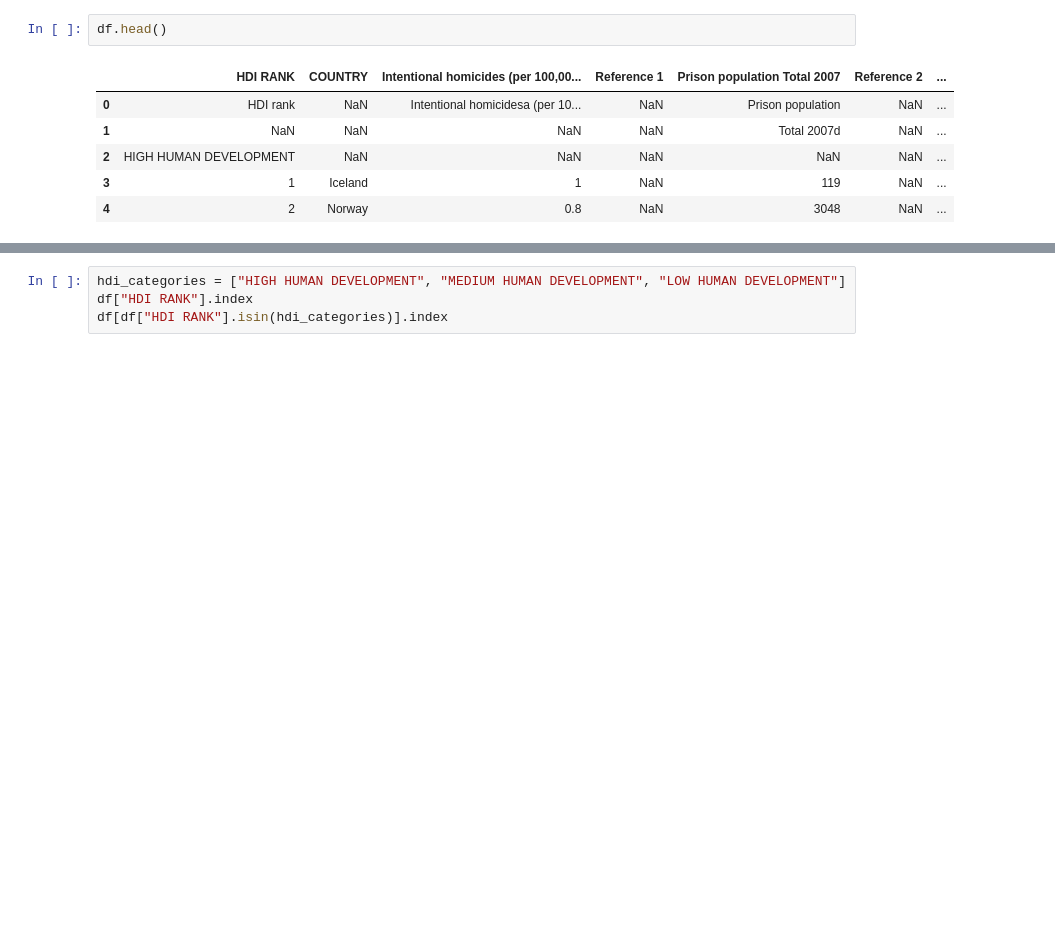
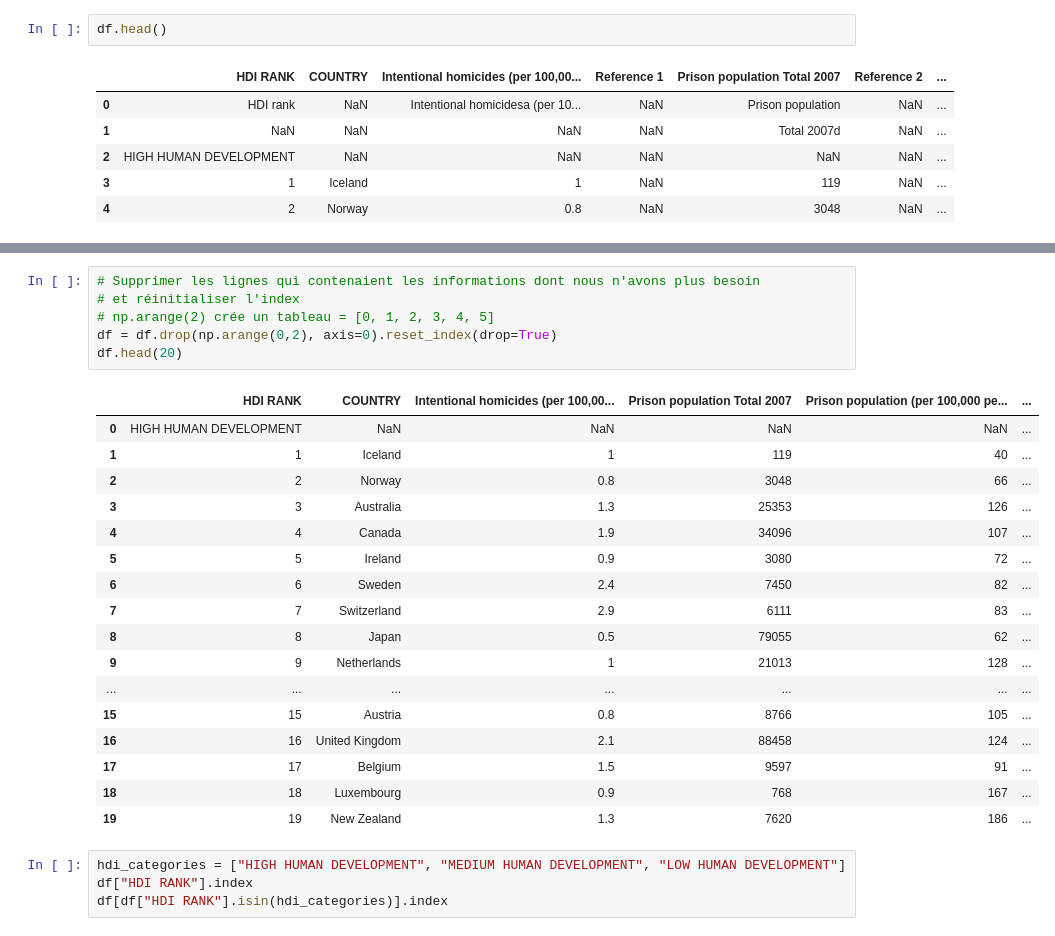
Before and after one commit to marieaimee40/test-sbc4d, a Jupyter notebook: data-wrangling-course.ipynb, the cells around one changed output, grey strips where cells are left out. Drawn from its saved outputs; the diff is of its cells as text; blank space fills up the shorter version.

```diff
--- a/data-wrangling-course.ipynb
+++ b/data-wrangling-course.ipynb
@@ -203,3 +231,27 @@ df.head()
+# %%
+# Supprimer les lignes qui contenaient les informations dont nous n'avons plus besoin
+# et réinitialiser l'index
+# np.arange(2) crée un tableau = [0, 1, 2, 3, 4, 5]
+df = df.drop(np.arange(0,2), axis=0).reset_index(drop=True)
+df.head(20)
+# %% [output]
+|  | HDI RANK | COUNTRY | Intentional homicides (per 100,00... | Prison population Total 2007 | Prison population (per 100,000 pe... | ... |
+| 0 | HIGH HUMAN DEVELOPMENT | NaN | NaN | NaN | NaN | ... |
+| 1 | 1 | Iceland | 1 | 119 | 40 | ... |
+| 2 | 2 | Norway | 0.8 | 3048 | 66 | ... |
+| 3 | 3 | Australia | 1.3 | 25353 | 126 | ... |
+| 4 | 4 | Canada | 1.9 | 34096 | 107 | ... |
+| 5 | 5 | Ireland | 0.9 | 3080 | 72 | ... |
+| 6 | 6 | Sweden | 2.4 | 7450 | 82 | ... |
+| 7 | 7 | Switzerland | 2.9 | 6111 | 83 | ... |
+| 8 | 8 | Japan | 0.5 | 79055 | 62 | ... |
+| 9 | 9 | Netherlands | 1 | 21013 | 128 | ... |
+| ... | ... | ... | ... | ... | ... | ... |
+| 15 | 15 | Austria | 0.8 | 8766 | 105 | ... |
+| 16 | 16 | United Kingdom | 2.1 | 88458 | 124 | ... |
+| 17 | 17 | Belgium | 1.5 | 9597 | 91 | ... |
+| 18 | 18 | Luxembourg | 0.9 | 768 | 167 | ... |
+| 19 | 19 | New Zealand | 1.3 | 7620 | 186 | ... |
 # %%
 hdi_categories = ["HIGH HUMAN DEVELOPMENT", "MEDIUM HUMAN DEVELOPMENT", "LOW HUMAN DEVELOPMENT"]
 df["HDI RANK"].index
```
Also changed, not shown: parts of 22 cells of this notebook, 5 other files.
